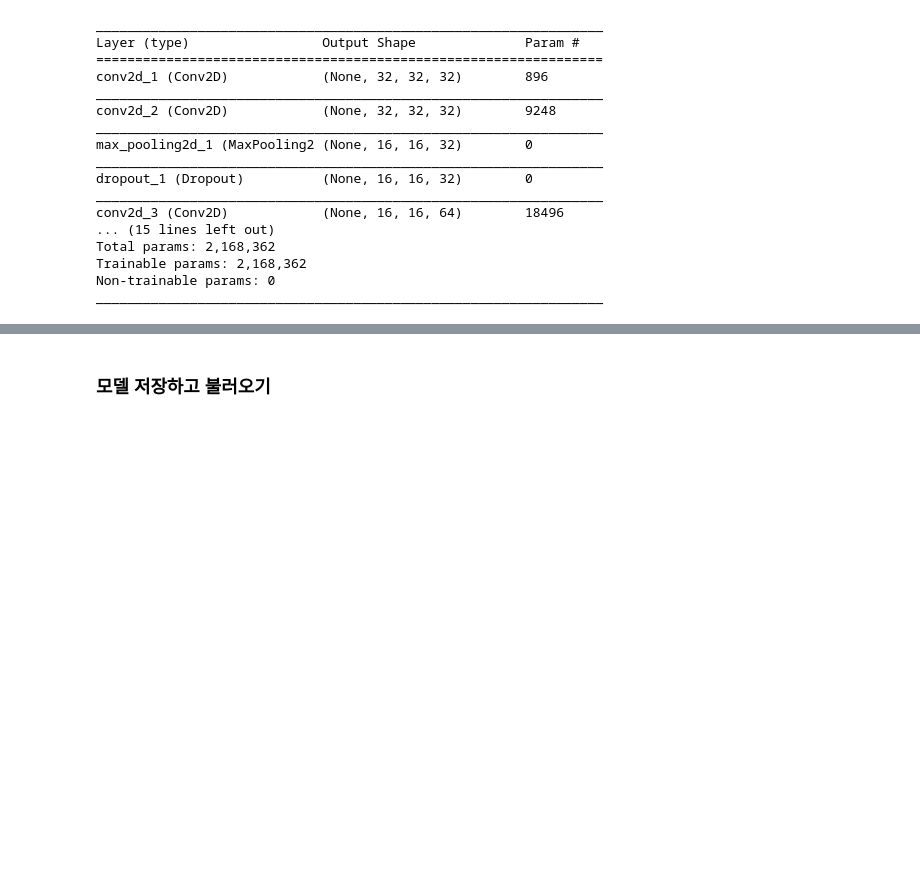
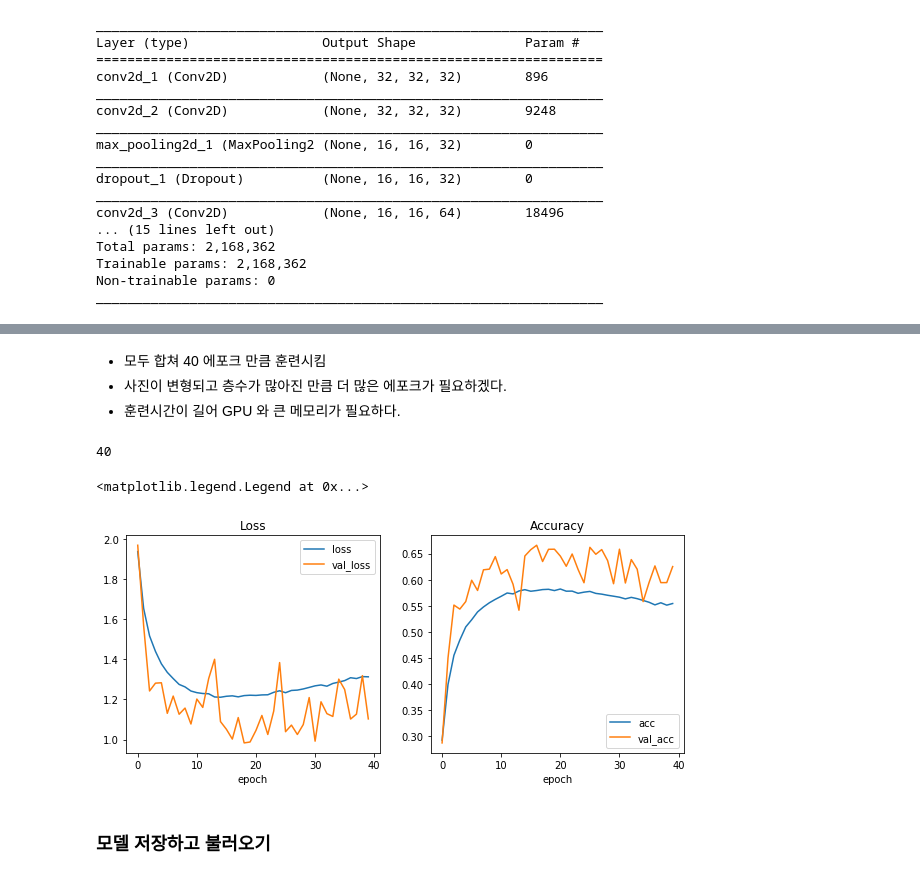
Before and after one commit to gubosd/lecture7, a Jupyter notebook: 10_이미지증대_augmentation.ipynb, the cells around one changed output, grey strips where cells are left out. Cells and saved outputs as stored; diff of their text form; code cells hidden in the pictures; blank space fills up the shorter version.

```diff
--- a/10_이미지증대_augmentation.ipynb
+++ b/10_이미지증대_augmentation.ipynb
@@ -283,0 +355,7 @@ Epoch 1/1
+# %%
+hh2 = history2.history.copy()
+# %%
+history3 = model.fit_generator(datagen.flow(X_train, y_train, batch_size=100),
+                              steps_per_epoch=500, # 50000/batch_size
+                              epochs=20,
+                              validation_data=(X_test, y_test))
@@ -284,2 +380,35 @@ Epoch 1/1
+# %% [markdown]
+- 모두 합쳐 40 에포크 만큼 훈련시킴
+- 사진이 변형되고 층수가 많아진 만큼 더 많은 에포크가 필요하겠다.
+- 훈련시간이 길어 GPU 와 큰 메모리가 필요하다.
+# %%
+hh3 = history3.history.copy()
+# %%
+final_h = hh1.copy()
+for key in final_h:
+    final_h[key] += hh2[key] + hh3[key]
+# %%
+len(final_h['val_acc'])
+# %% [output]
+40
+# %%
+plt.figure(figsize=[10,4])
+
+plt.subplot(1,2,1)
+plt.plot(final_h['loss'])
+plt.plot(final_h['val_loss'])
+plt.title('Loss')
+plt.xlabel('epoch')
+plt.legend(['loss','val_loss'])
+
+plt.subplot(1,2,2)
+plt.plot(final_h['acc'])
+plt.plot(final_h['val_acc'])
+plt.title('Accuracy')
+plt.xlabel('epoch')
+plt.legend(['acc','val_acc'])
+# %% [output]
+<matplotlib.legend.Legend at 0x...>
+[figure, added]
 # %% [markdown]
 ### 모델 저장하고 불러오기
```
Also changed, not shown: parts of 16 cells of this notebook, 10 other files.
